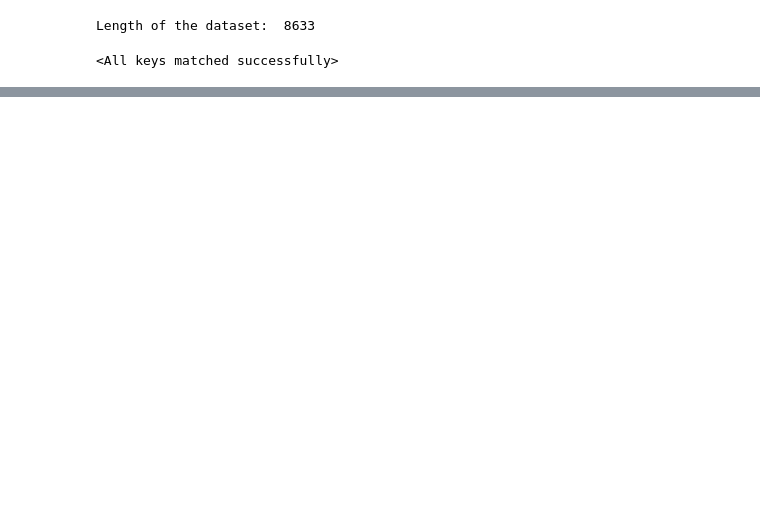
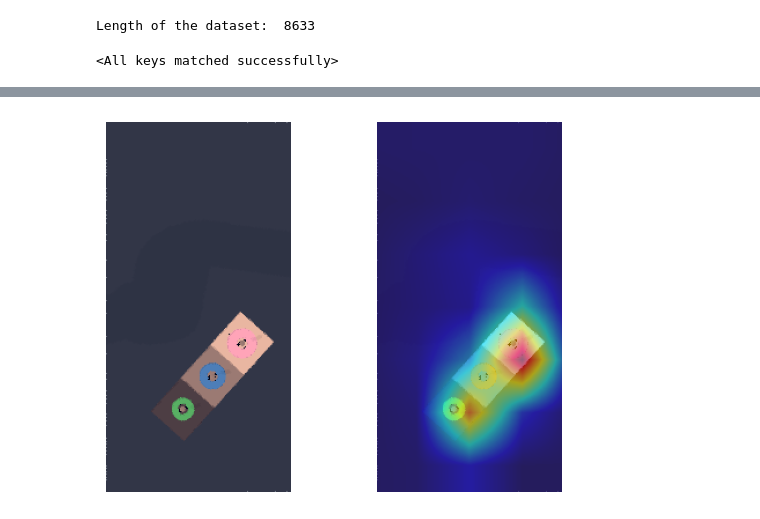
Before and after one commit to QM-IPAlab/LaVA-Man, a Jupyter notebook: vis.ipynb, the cells around one changed output, grey strips where cells are left out. Saved outputs shown, nothing was run; the diff lists cells and outputs as text; code cells hidden in the pictures; blank space fills up the shorter version.

```diff
--- a/vis.ipynb
+++ b/vis.ipynb
@@ -34,8 +34,8 @@ from dataset_mae import MAEDataset
 MEAN_CLIPORT = [0.48145466, 0.4578275, 0.40821073]
 STD_CLIPORT = [0.26862954, 0.26130258, 0.27577711]
 TEST_PATH = '/jmain02/home/J2AD007/txk47/cxz00-txk47/cliport/data_hdf5/exist_dataset_no_aug_all_test.hdf5'
-MODEL = 'mae_robot_lang'
-CHECKPOINT = '/jmain02/home/J2AD007/txk47/cxz00-txk47/cliport/output_mae_robot_lang_big/checkpoint-160.pth'
+MODEL = 'mae_robot_lang_relevance'
+CHECKPOINT = '/jmain02/home/J2AD007/txk47/cxz00-txk47/cliport/output_mae_robot_lang_relevance/checkpoint-80.pth'
 device = 'cuda'
 # %%
 def get_fix_transform():
@@ -68,12 +68,38 @@ from transformers import AutoTokenizer
 text_processor = AutoTokenizer.from_pretrained("openai/clip-vit-base-patch32")
 # %%
 from torch.utils.data import DataLoader, Subset
+import cv2
+
 def get_random_batch(idx):
     subset_indices = [idx]
     subset = Subset(dataset_vis, subset_indices)
     subset_loader = DataLoader(subset, batch_size=1, shuffle=False)
     batch = next(iter(subset_loader))
     return batch
+
+def show_image_relevance(image_relevance, image):
+    # create heatmap from mask on image
+    def show_cam_on_image(img, mask):
+        heatmap = cv2.applyColorMap(np.uint8(255 * mask), cv2.COLORMAP_JET)
+        heatmap = np.float32(heatmap) / 255
+        cam = heatmap + np.float32(img)
+        cam = cam / np.max(cam)
+        return cam
+
+    fig, axs = plt.subplots(1, 2)
+    image = (image - image.min()) / (image.max() - image.min())
+    image = image[0].permute(1, 2, 0).cpu().numpy()
+    axs[0].imshow(image);
+    axs[0].axis('off');
+
+    image_relevance = (image_relevance - image_relevance.min()) / (image_relevance.max() - image_relevance.min())
+    image_relevance = image_relevance[0].permute(1, 2, 0).data.cpu().numpy()
+
+    vis = show_cam_on_image(image, image_relevance)
+    vis = np.uint8(255 * vis)
+    vis = cv2.cvtColor(np.array(vis), cv2.COLOR_RGB2BGR)
+    axs[1].imshow(vis);
+    axs[1].axis('off');
 # %%
 TESTSET_IDX = [0,716,1216,1716,2205,2694,2928,3205,3305,3535,3757,3924,4091,5015,5933,6570,7207,7920,8633]
 # %%
@@ -128,0 +153,5 @@ move the pink ring to the middle of the stand
+# %%
+relevance = model.show_relevance_map(img1,lang_processed)
+show_image_relevance(relevance, img1)
+# %% [output]
+[figure, added]
```
Also changed, not shown: parts of 8 cells of this notebook, 33 other files.
